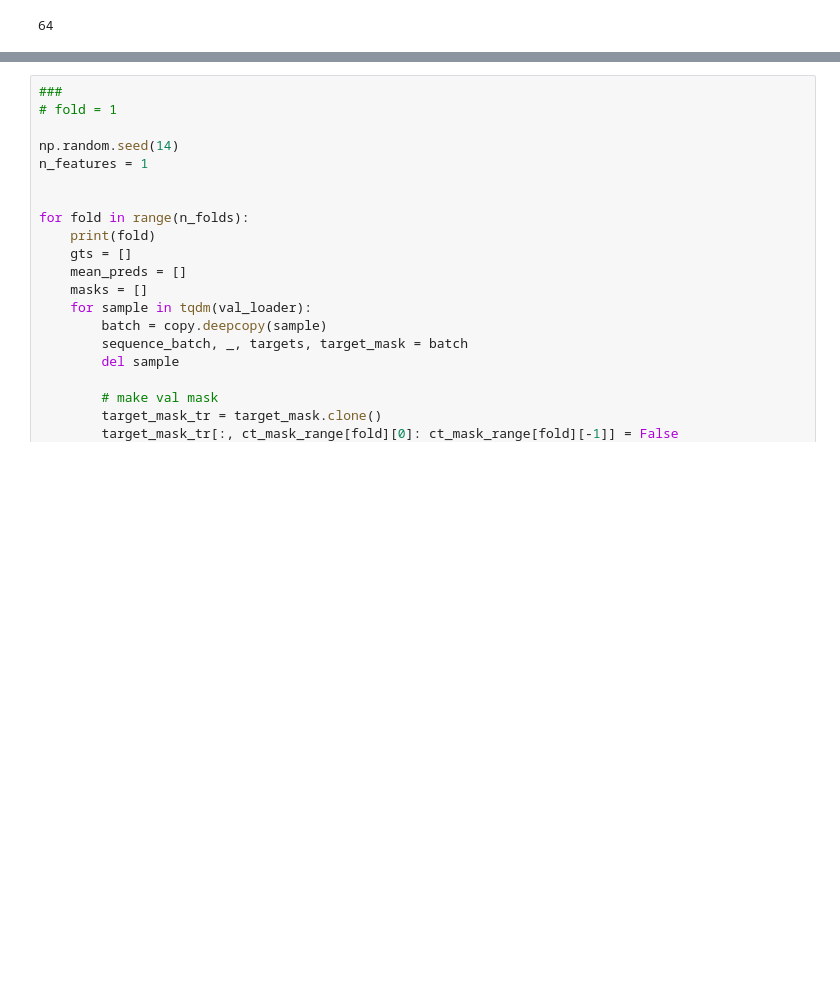
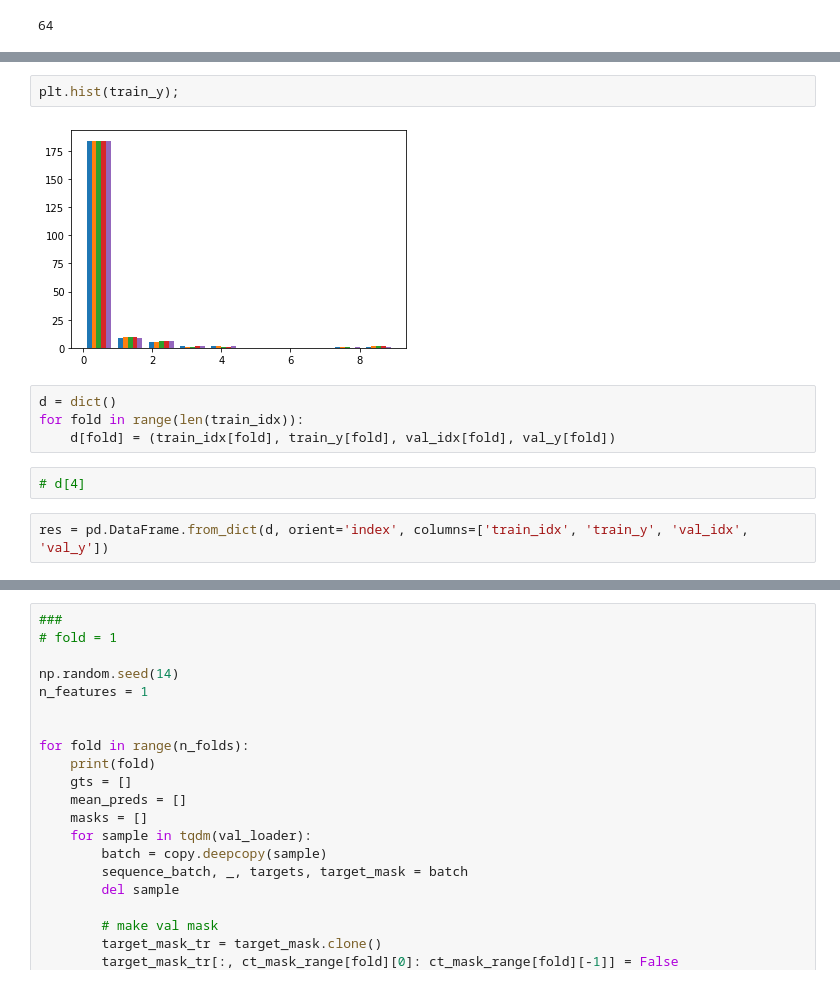
Before and after one commit to AIRI-Institute/DeepCT, a Jupyter notebook: kfold.ipynb, the cells around one changed output, grey strips where cells are left out. Saved outputs shown, nothing was run; the diff lists cells and outputs as text; blank space fills up the shorter version.

```diff
--- a/kfold.ipynb
+++ b/kfold.ipynb
@@ -186,0 +410,12 @@ n_cell_types = configs['model']['class_args']['n_cell_types']
+# %%
+plt.hist(train_y);
+# %% [output]
+[figure, added]
+# %%
+d = dict()
+for fold in range(len(train_idx)):
+    d[fold] = (train_idx[fold], train_y[fold], val_idx[fold], val_y[fold])
+# %%
+# d[4]
+# %%
+res = pd.DataFrame.from_dict(d, orient='index', columns=['train_idx', 'train_y', 'val_idx', 'val_y'])
```
Also changed, not shown: parts of 55 cells of this notebook, 5 other files.
